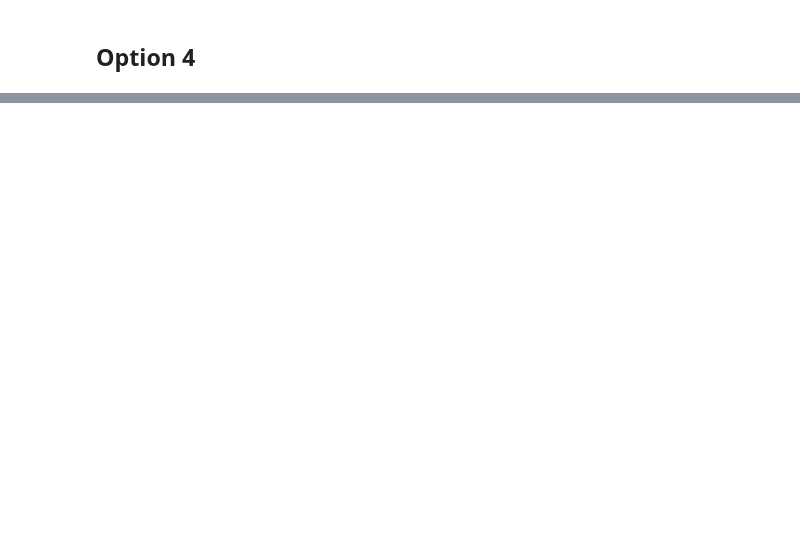
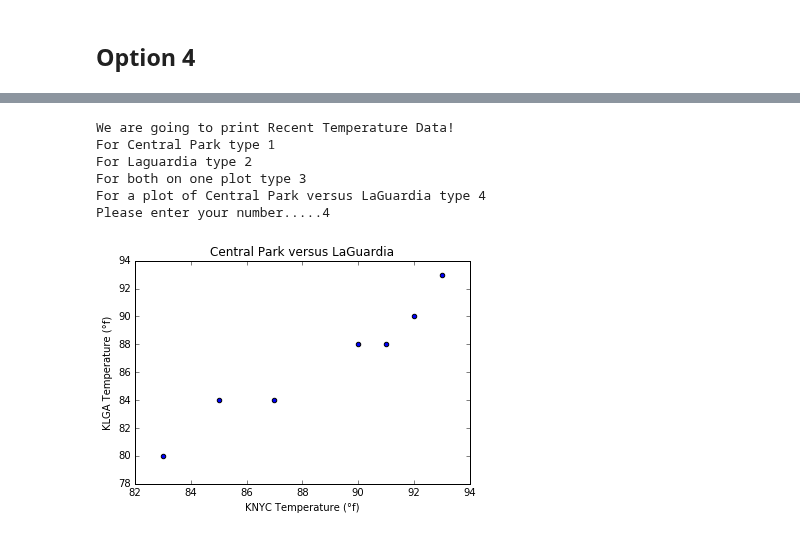
Before and after one commit to bmaillou/BigDataPython, a Jupyter notebook: ifelif.ipynb, the cells around one changed output, grey strips where cells are left out. Drawn from its saved outputs; the diff is of its cells as text; code cells hidden in the pictures; blank space fills up the shorter version.

```diff
--- a/ifelif.ipynb
+++ b/ifelif.ipynb
@@ -255,0 +319,45 @@ Please enter your number.....4
+# %%
+KNYC=np.array([90,91,93,85,83,87,92])
+KLGA=np.array([88,88,93,84,80,84,90])
+
+print 'We are going to print Recent Temperature Data!'
+print 'For Central Park type 1'
+print 'For Laguardia type 2'
+print 'For both on one plot type 3'
+print 'For a plot of Central Park versus LaGuardia type 4'
+a=int(raw_input('Please enter your number.....'))
+
+fig,ax=plt.subplots()
+
+if a==1:
+    ax.plot(range(1,8),KNYC)
+    ax.set_xlabel('Day in September')
+    ax.set_ylabel(u'Temperature (\N{DEGREE SIGN}f)')
+    ax.set_title('Central Park')
+elif a==2:
+    ax.plot(range(1,8),KLGA)
+    ax.set_xlabel('Day in September')
+    ax.set_ylabel(u'Temperature (\u00b0f)')  #I am adding unicode text with the u and then the number for the degree sign
+    ax.set_title('Laguardia')
+elif a==3:
+    ax.plot(range(1,8),KLGA,label='KLGA')
+    ax.plot(range(1,8),KNYC,label='KNYC')
+    ax.set_xlabel('Day in September')
+    ax.set_ylabel(u'Temperature (\N{DEGREE SIGN}f)')  #I am adding unicode text with the u and then the name of the symbol
+    ax.set_title('Laguardia and Central Park')
+    ax.legend()
+elif a==4:
+    ax.scatter(KNYC,KLGA)
+    ax.set_xlabel(u'KNYC Temperature (\N{DEGREE SIGN}f)')
+    ax.set_ylabel(u'KLGA Temperature (\N{DEGREE SIGN}f)')
+    ax.set_title('Central Park versus LaGuardia')
+else:
+    print 'you entered a bad number'
+# %% [output]
+We are going to print Recent Temperature Data!
+For Central Park type 1
+For Laguardia type 2
+For both on one plot type 3
+For a plot of Central Park versus LaGuardia type 4
+Please enter your number.....4
+[figure, added]
```
Also changed, not shown: parts of 29 cells of this notebook, 1 other file.
